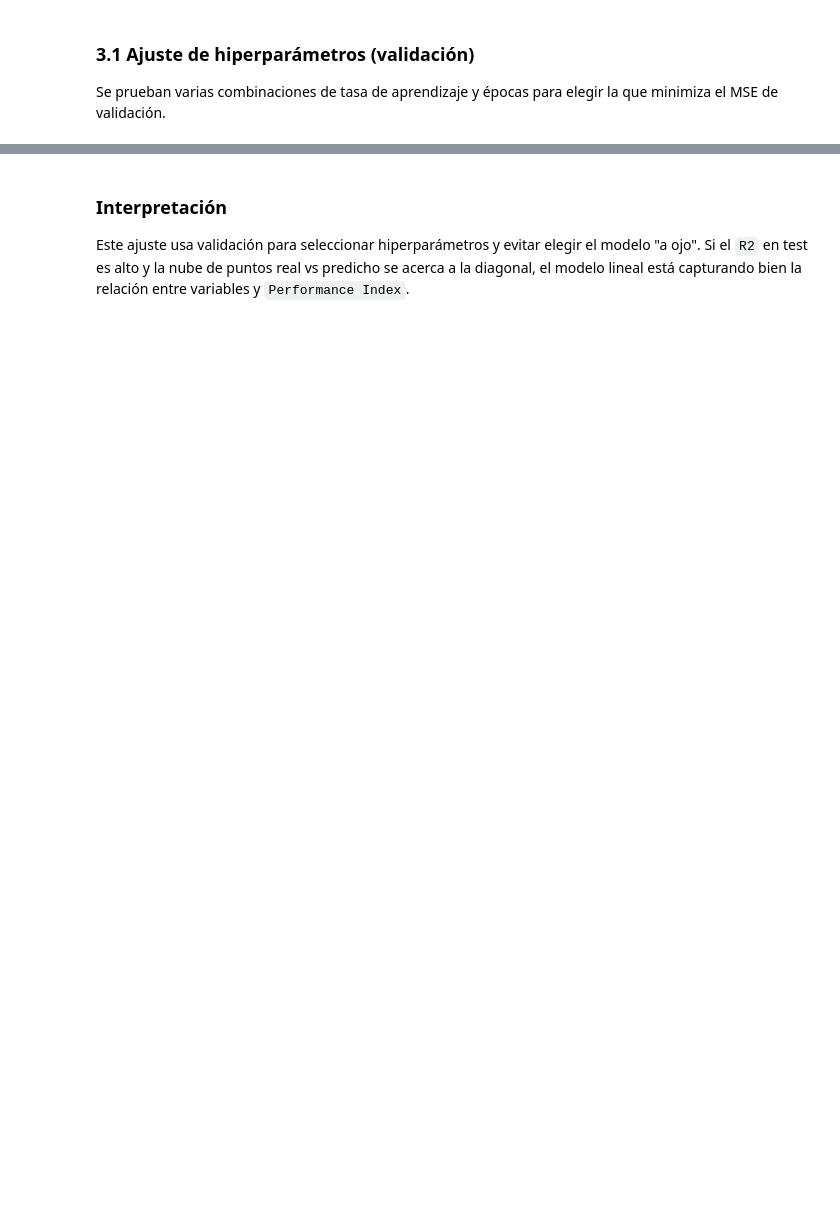
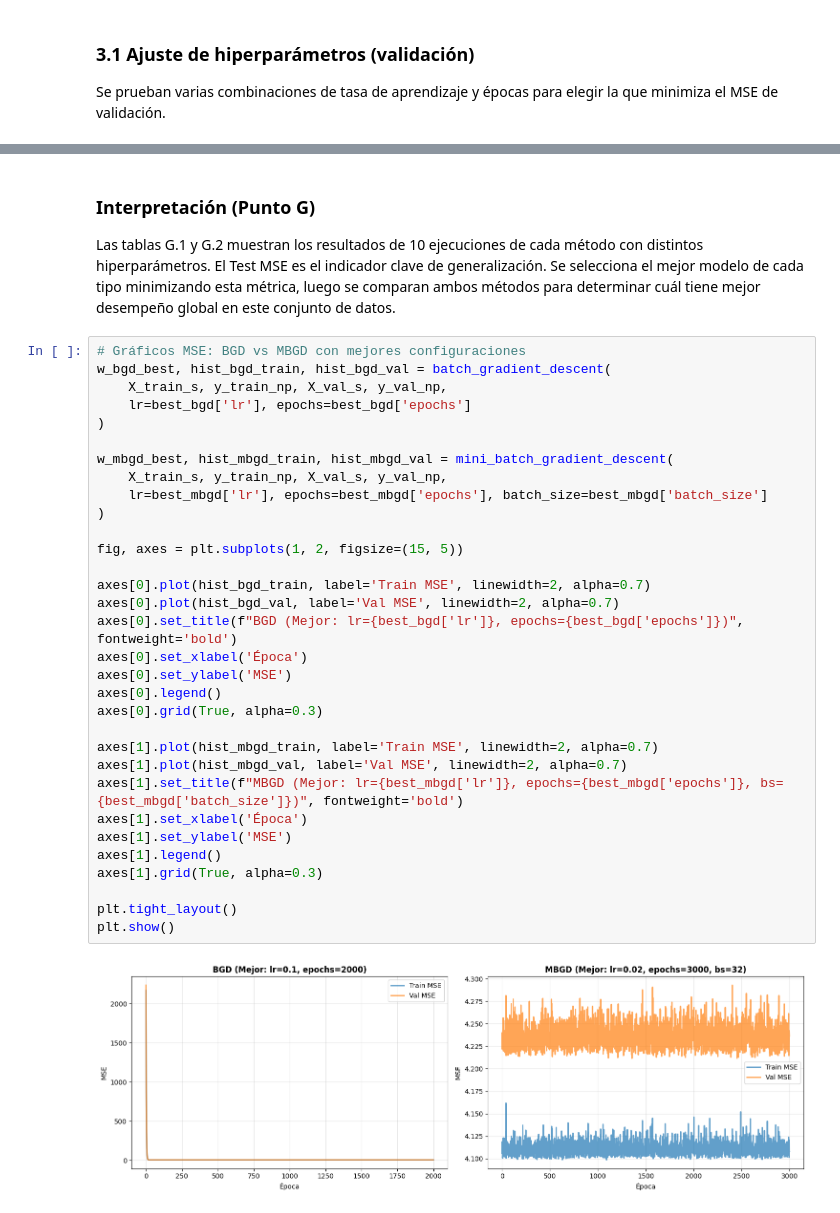
Before and after one commit to fabrimena/AI_Tarea1, a Jupyter notebook: Tarea_1.ipynb, the cells around one changed output, grey strips where cells are left out. Saved outputs shown, nothing was run; the diff lists cells and outputs as text; blank space fills up the shorter version.

Commit message:
Se hacen todos los puntos del A al G

```diff
--- a/Tarea_1.ipynb
+++ b/Tarea_1.ipynb
@@ -605,3 +616,37 @@ Test R2:   0.9881
 # %% [markdown]
-### Interpretación
-Este ajuste usa validación para seleccionar hiperparámetros y evitar elegir el modelo "a ojo". Si el `R2` en test es alto y la nube de puntos real vs predicho se acerca a la diagonal, el modelo lineal está capturando bien la relación entre variables y `Performance Index`.
+### Interpretación (Punto G)
+Las tablas G.1 y G.2 muestran los resultados de 10 ejecuciones de cada método con distintos hiperparámetros. El Test MSE es el indicador clave de generalización. Se selecciona el mejor modelo de cada tipo minimizando esta métrica, luego se comparan ambos métodos para determinar cuál tiene mejor desempeño global en este conjunto de datos.
+# %%
+# Gráficos MSE: BGD vs MBGD con mejores configuraciones
+w_bgd_best, hist_bgd_train, hist_bgd_val = batch_gradient_descent(
+    X_train_s, y_train_np, X_val_s, y_val_np,
+    lr=best_bgd['lr'], epochs=best_bgd['epochs']
+)
+
+w_mbgd_best, hist_mbgd_train, hist_mbgd_val = mini_batch_gradient_descent(
+    X_train_s, y_train_np, X_val_s, y_val_np,
+    lr=best_mbgd['lr'], epochs=best_mbgd['epochs'], batch_size=best_mbgd['batch_size']
+)
+
+fig, axes = plt.subplots(1, 2, figsize=(15, 5))
+
+axes[0].plot(hist_bgd_train, label='Train MSE', linewidth=2, alpha=0.7)
+axes[0].plot(hist_bgd_val, label='Val MSE', linewidth=2, alpha=0.7)
+axes[0].set_title(f"BGD (Mejor: lr={best_bgd['lr']}, epochs={best_bgd['epochs']})", fontweight='bold')
+axes[0].set_xlabel('Época')
+axes[0].set_ylabel('MSE')
+axes[0].legend()
+axes[0].grid(True, alpha=0.3)
+
+axes[1].plot(hist_mbgd_train, label='Train MSE', linewidth=2, alpha=0.7)
+axes[1].plot(hist_mbgd_val, label='Val MSE', linewidth=2, alpha=0.7)
+axes[1].set_title(f"MBGD (Mejor: lr={best_mbgd['lr']}, epochs={best_mbgd['epochs']}, bs={best_mbgd['batch_size']})", fontweight='bold')
+axes[1].set_xlabel('Época')
+axes[1].set_ylabel('MSE')
+axes[1].legend()
+axes[1].grid(True, alpha=0.3)
+
+plt.tight_layout()
+plt.show()
+# %% [output]
+[figure, added]
```
Also changed, not shown: parts of 8 cells of this notebook.
